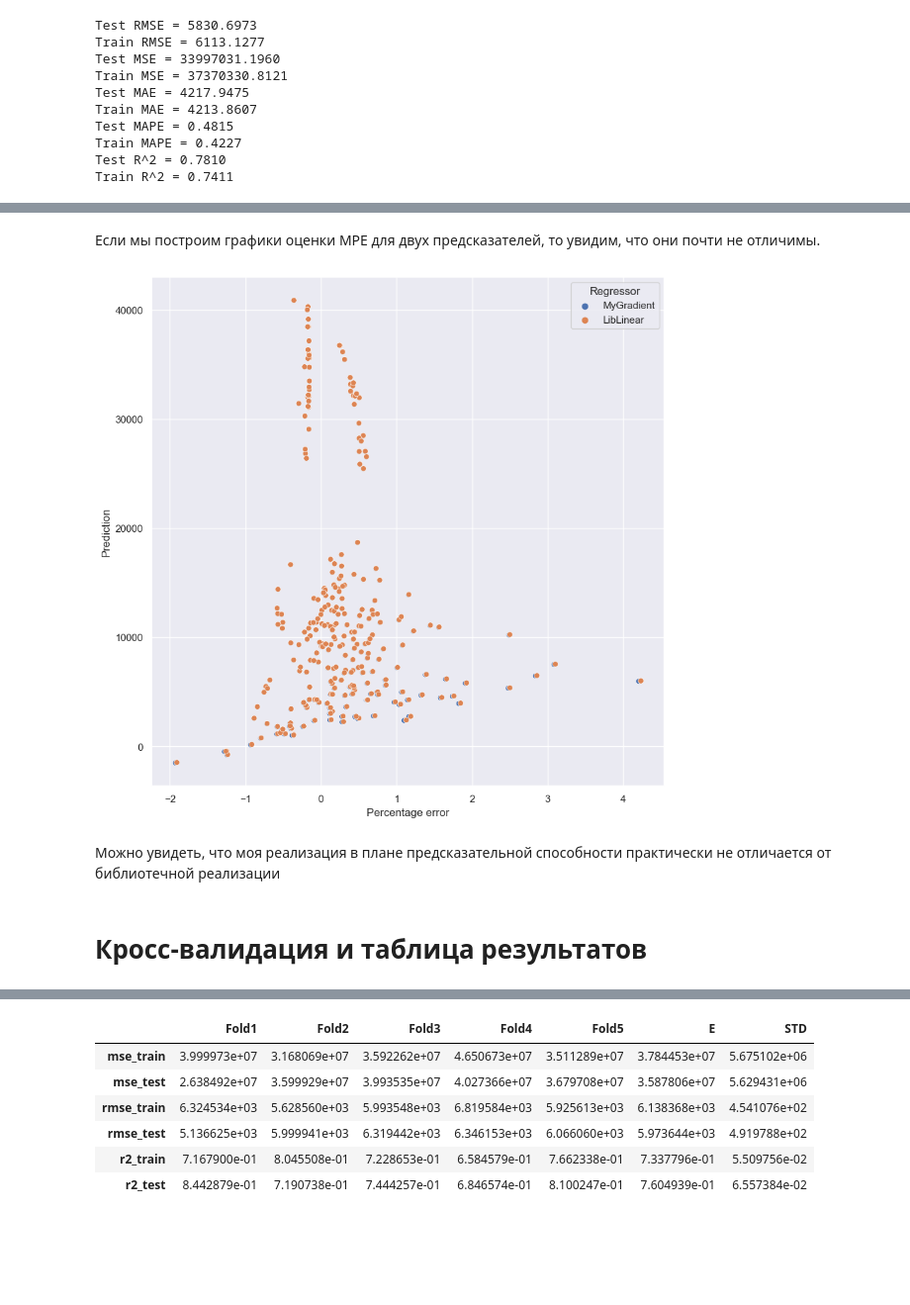
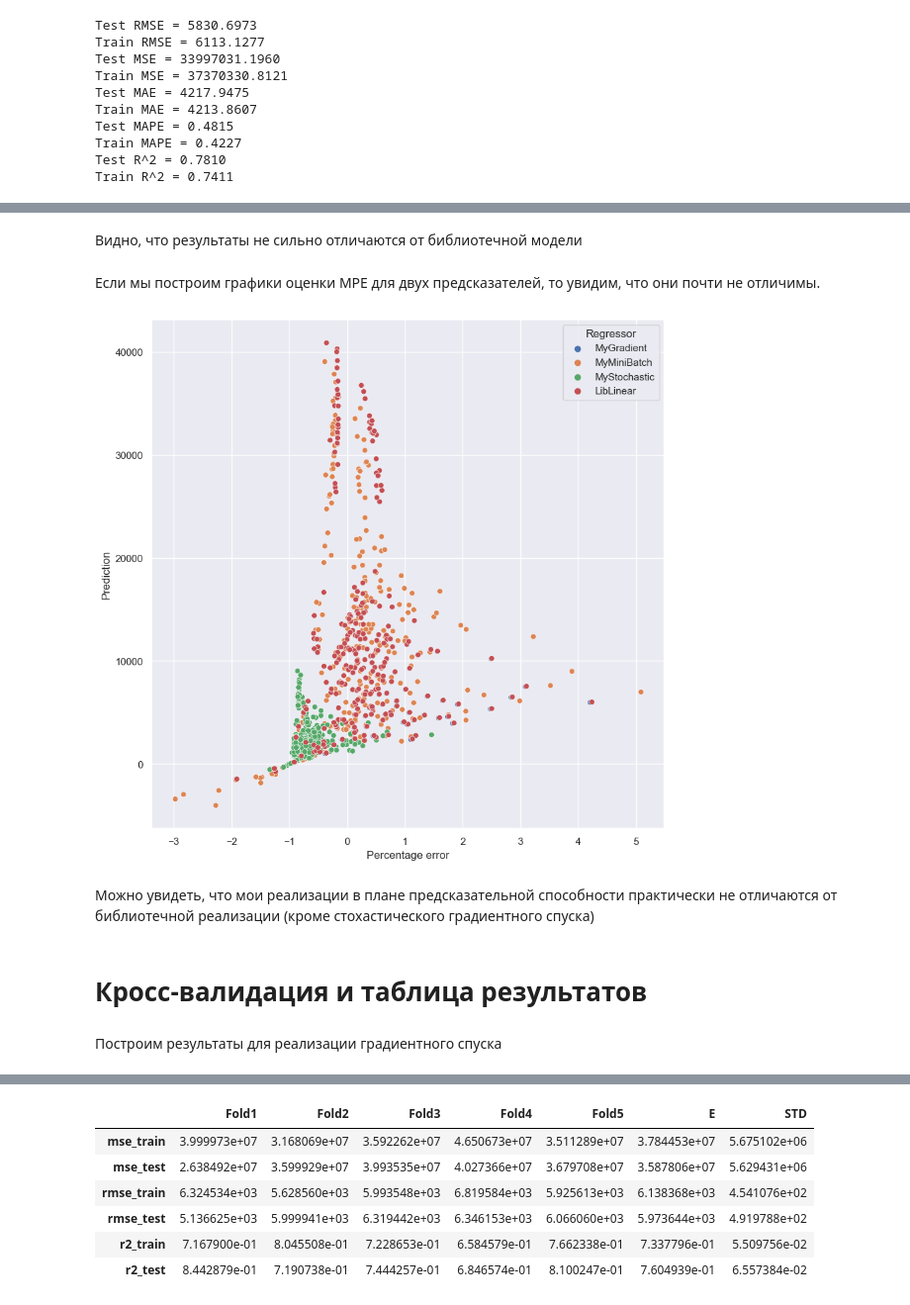
Before and after one commit to bozhnyukAlex/MachineLearning, a Jupyter notebook: tasks/LinearRegression.ipynb, the cells around one changed output, grey strips where cells are left out. Shown at 99% size. Cells and saved outputs as stored; diff of their text form; code cells hidden in the pictures; blank space fills up the shorter version.

Commit message:
[Task 1] Stochastic and mini-batch gradient descent

```diff
--- a/tasks/LinearRegression.ipynb
+++ b/tasks/LinearRegression.ipynb
@@ -365,0 +446,15 @@ Train R^2 = 0.7411
+# %%
+y_train_pred3 = linear_model(sgd_model.w, x_train_scaled)
+y_test_pred3 = linear_model(sgd_model.w, x_test_scaled)
+y_test_pred3 = y_test_pred3.reshape(y_test_pred3.shape[0],)
+
+print("Test RMSE = %.4f" % mean_squared_error(y_test, y_test_pred3, squared=False))
+print("Train RMSE = %.4f" % mean_squared_error(y_train, y_train_pred3, squared=False))
+print("Test MSE = %.4f" % mean_squared_error(y_test, y_test_pred3, squared=True))
+print("Train MSE = %.4f" % mean_squared_error(y_train, y_train_pred3, squared=True))
+print("Test MAE = %.4f" % mean_absolute_error(y_test, y_test_pred3))
+print("Train MAE = %.4f" % mean_absolute_error(y_train, y_train_pred3))
+print("Test MAPE = %.4f" % mean_absolute_percentage_error(y_test, y_test_pred3))
+print("Train MAPE = %.4f" % mean_absolute_percentage_error(y_train, y_train_pred3))
+print("Test R^2 = %.4f" % r2_score(y_test, y_test_pred3))
+print("Train R^2 = %.4f" % r2_score(y_train, y_train_pred3))
@@ -365,0 +476,4 @@ Train R^2 = 0.7411
+# %%
+mini_batch_model = MiniBatchGDLinearRegression(batch_size=x_train_scaled.shape[0] // 50)
+mini_batch_model.fit(x_train_scaled.to_numpy(), y_train.to_numpy())
+mini_batch_model.w
@@ -365,0 +485,14 @@ Train R^2 = 0.7411
+# %%
+y_train_pred4 = np.dot(x_train_scaled, mini_batch_model.w) + mini_batch_model.cost
+y_test_pred4 = np.dot(x_test_scaled, mini_batch_model.w) + mini_batch_model.cost
+
+print("Test RMSE = %.4f" % mean_squared_error(y_test, y_test_pred4, squared=False))
+print("Train RMSE = %.4f" % mean_squared_error(y_train, y_train_pred4, squared=False))
+print("Test MSE = %.4f" % mean_squared_error(y_test, y_test_pred4, squared=True))
+print("Train MSE = %.4f" % mean_squared_error(y_train, y_train_pred4, squared=True))
+print("Test MAE = %.4f" % mean_absolute_error(y_test, y_test_pred4))
+print("Train MAE = %.4f" % mean_absolute_error(y_train, y_train_pred4))
+print("Test MAPE = %.4f" % mean_absolute_percentage_error(y_test, y_test_pred4))
+print("Train MAPE = %.4f" % mean_absolute_percentage_error(y_train, y_train_pred4))
+print("Test R^2 = %.4f" % r2_score(y_test, y_test_pred4))
+print("Train R^2 = %.4f" % r2_score(y_train, y_train_pred4))
@@ -366,16 +510,25 @@ Train R^2 = 0.7411
+# %% [markdown]
+Видно, что результаты не сильно отличаются от библиотечной модели
 # %% [markdown]
 Если мы построим графики оценки MPE для двух предсказателей, то увидим, что они почти не отличимы.
 # %%
-df1=pd.DataFrame({'Prediction': y_test_pred1, 'Percentage error': (y_test_pred1-y_test)/y_test, "Regressor":"MyGradient"},
+df1=pd.DataFrame({'Prediction': y_test_pred1, 'Percentage error': (y_test_pred1 - y_test)/y_test, "Regressor":"MyGradient"},
                  columns=['Prediction', 'Percentage error', "Regressor"])
-df2=pd.DataFrame({'Prediction': y_test_pred2, 'Percentage error': (y_test_pred2 - y_test)/y_test,
+df2=pd.DataFrame({'Prediction': y_test_pred4, 'Percentage error': (y_test_pred4 - y_test)/y_test,
+                  "Regressor":"MyMiniBatch"}, columns=['Prediction', 'Percentage error','Regressor'])
+df3=pd.DataFrame({'Prediction': y_test_pred3, 'Percentage error': (y_test_pred3 - y_test)/y_test,
+                  "Regressor":"MyStochastic"}, columns=['Prediction', 'Percentage error','Regressor'])
+df4=pd.DataFrame({'Prediction': y_test_pred2, 'Percentage error': (y_test_pred2 - y_test)/y_test,
                   "Regressor":"LibLinear"}, columns=['Prediction', 'Percentage error','Regressor'])
 
+
 sns.set(rc={'figure.figsize':(10,10)})
-rbf_poly_scatter=sns.scatterplot(data=pd.concat([df1, df2]),y="Prediction", x="Percentage error", hue='Regressor')
+rbf_poly_scatter=sns.scatterplot(data=pd.concat([df1, df2, df3, df4]),y="Prediction", x="Percentage error", hue='Regressor')
 # %% [output]
-[figure, old version]
+[figure, new version]
 # %% [markdown]
-Можно увидеть, что моя реализация в плане предсказательной способности практически не отличается от библиотечной реализации
+Можно увидеть, что мои реализации в плане предсказательной способности практически не отличаются от библиотечной реализации (кроме стохастического градиентного спуска)
 # %% [markdown]
 # Кросс-валидация и таблица результатов
+# %% [markdown]
+Построим результаты для реализации градиентного спуска
```
Also changed, not shown: parts of 32 cells of this notebook.
